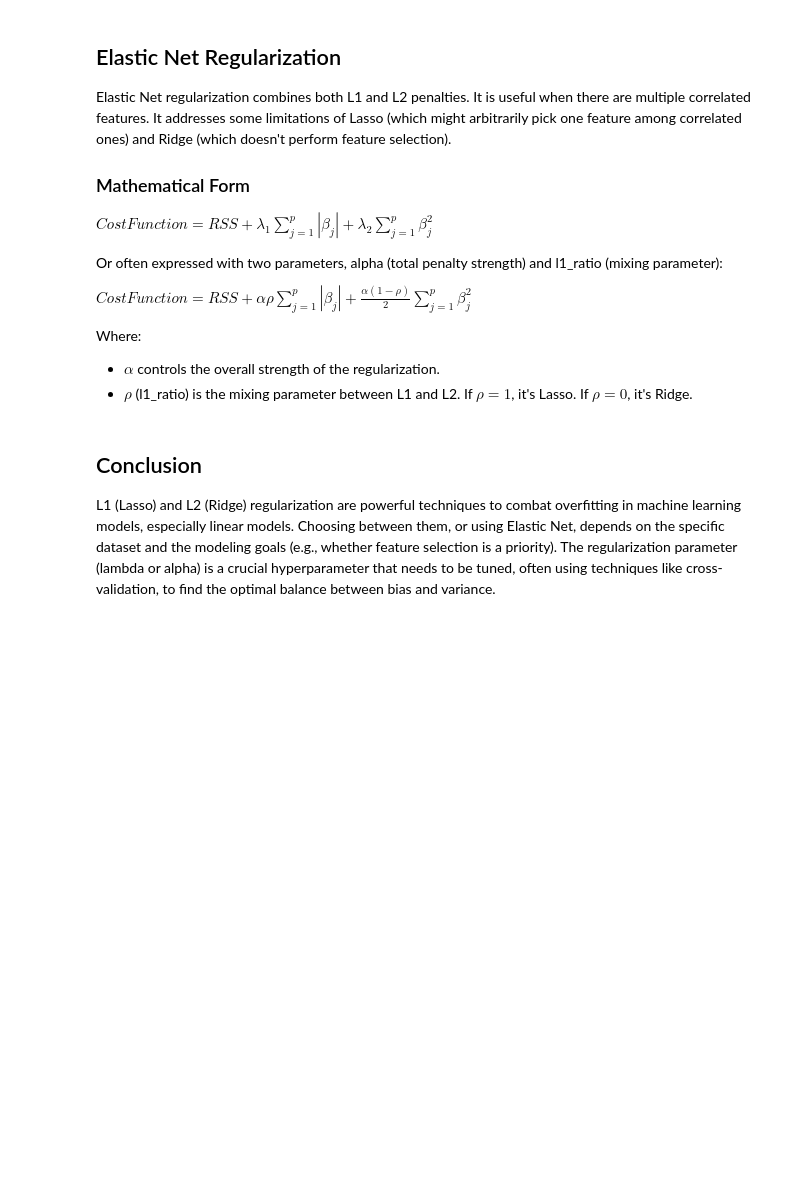
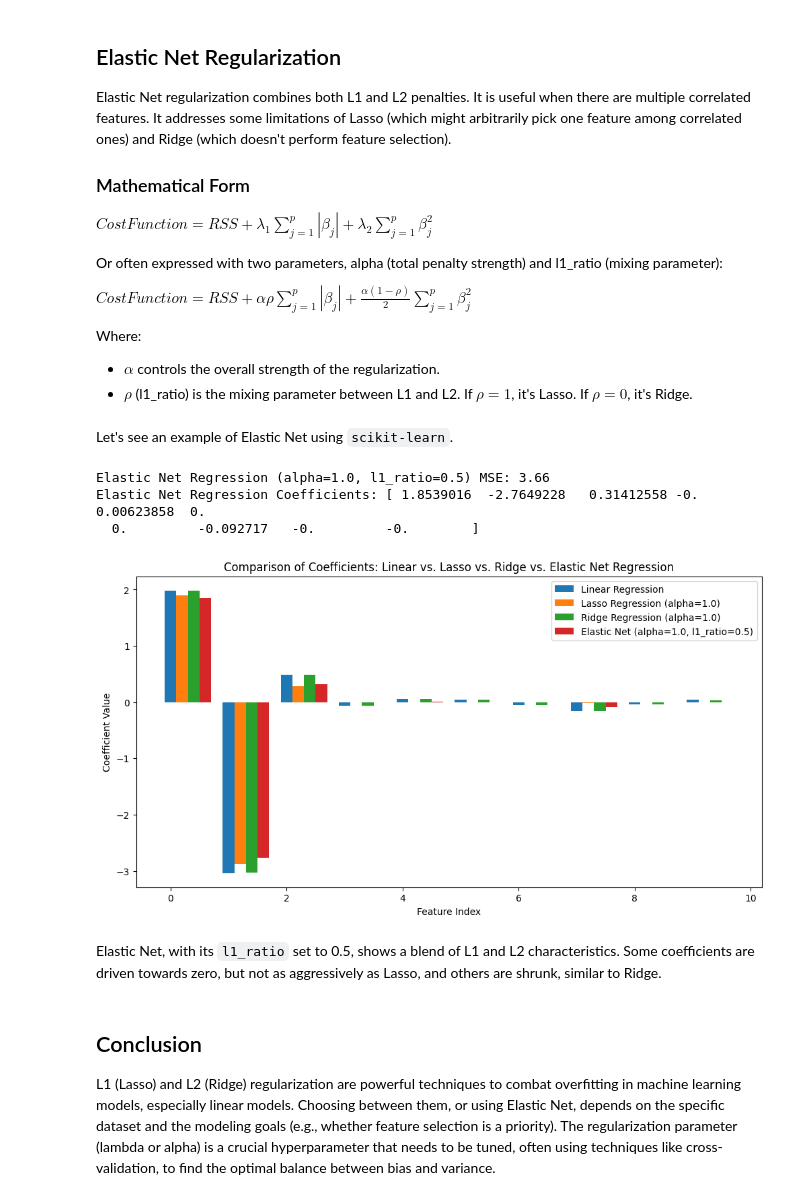
Before and after one commit to Siddharth5723/Daily_learning, a Jupyter notebook: L1_and_L2_Regularization.ipynb, the cells around one changed output. Saved outputs shown, nothing was run; the diff lists cells and outputs as text; code cells hidden in the pictures; blank space fills up the shorter version.

```diff
--- a/L1_and_L2_Regularization.ipynb
+++ b/L1_and_L2_Regularization.ipynb
@@ -158,6 +158,40 @@ $Cost Function = RSS + \alpha \rho \sum_{j=1}^{p} |\beta_j| + \frac{\alpha (1-\r
 Where:
 *   $\alpha$ controls the overall strength of the regularization.
 *   $\rho$ (l1_ratio) is the mixing parameter between L1 and L2. If $\rho=1$, it's Lasso. If $\rho=0$, it's Ridge.
+# %% [markdown]
+Let's see an example of Elastic Net using `scikit-learn`.
+# %%
+from sklearn.linear_model import ElasticNet
+
+# Train an Elastic Net Regression model
+# alpha is the overall regularization strength (lambda)
+# l1_ratio is the mixing parameter (rho)
+# l1_ratio = 1 means Lasso, l1_ratio = 0 means Ridge
+elastic_net_model = ElasticNet(alpha=1.0, l1_ratio=0.5, random_state=42) # You can experiment with different alpha and l1_ratio values
+elastic_net_model.fit(X_train, y_train)
+y_pred_elastic_net = elastic_net_model.predict(X_test)
+mse_elastic_net = mean_squared_error(y_test, y_pred_elastic_net)
+print(f"Elastic Net Regression (alpha=1.0, l1_ratio=0.5) MSE: {mse_elastic_net:.2f}")
+print(f"Elastic Net Regression Coefficients: {elastic_net_model.coef_}")
+
+# Visualize coefficients
+plt.figure(figsize=(12, 6))
+plt.bar(range(X.shape[1]), linear_model.coef_, width=0.2, label='Linear Regression')
+plt.bar(np.arange(X.shape[1]) + 0.2, lasso_model.coef_, width=0.2, label='Lasso Regression (alpha=1.0)')
+plt.bar(np.arange(X.shape[1]) + 0.4, ridge_model.coef_, width=0.2, label='Ridge Regression (alpha=1.0)')
+plt.bar(np.arange(X.shape[1]) + 0.6, elastic_net_model.coef_, width=0.2, label='Elastic Net (alpha=1.0, l1_ratio=0.5)')
+plt.xlabel('Feature Index')
+plt.ylabel('Coefficient Value')
+plt.title('Comparison of Coefficients: Linear vs. Lasso vs. Ridge vs. Elastic Net Regression')
+plt.legend()
+plt.show()
+# %% [output]
+Elastic Net Regression (alpha=1.0, l1_ratio=0.5) MSE: 3.66
+Elastic Net Regression Coefficients: [ 1.8539016  -2.7649228   0.31412558 -0.          0.00623858  0.
+  0.         -0.092717   -0.         -0.        ]
+[figure, added]
+# %% [markdown]
+Elastic Net, with its `l1_ratio` set to 0.5, shows a blend of L1 and L2 characteristics. Some coefficients are driven towards zero, but not as aggressively as Lasso, and others are shrunk, similar to Ridge.
 # %% [markdown]
 ## Conclusion
 
```
Also changed, not shown: parts of 1 cell of this notebook.
